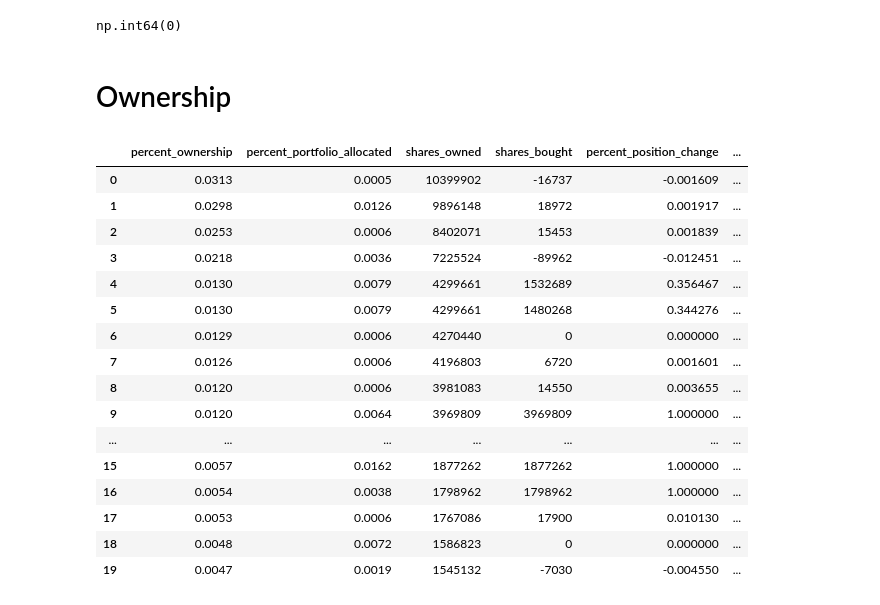
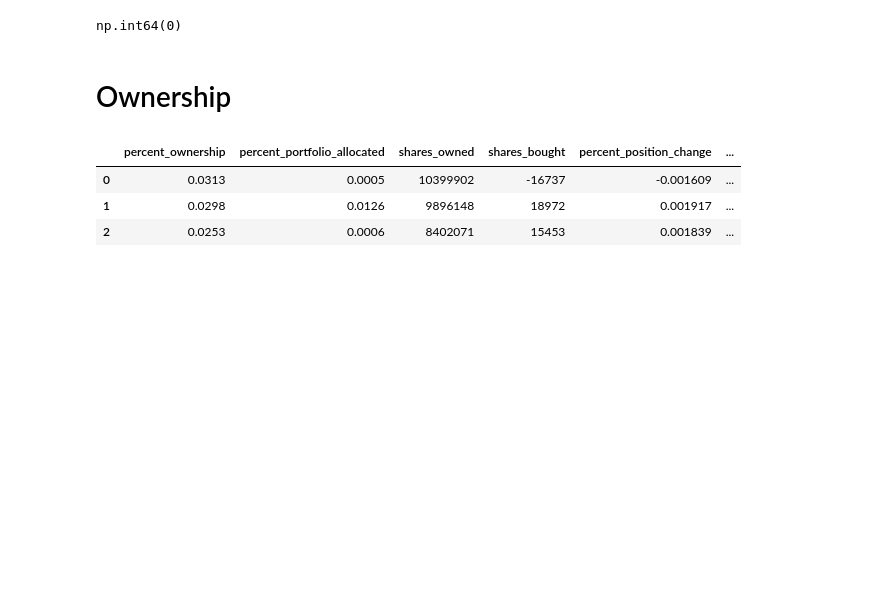
Before and after one commit to ICharmU/rothenberg_code_challenge, a Jupyter notebook: KMB/preprocessing/0_cleaning.ipynb, the cells around one changed output. Drawn from its saved outputs; the diff is of its cells as text; code cells hidden in the pictures; blank space fills up the shorter version.

```diff
--- a/KMB/preprocessing/0_cleaning.ipynb
+++ b/KMB/preprocessing/0_cleaning.ipynb
@@ -470,22 +443,9 @@ df.to_csv(cleaned_fp / "summary.csv", index=False)
 # %%
 f_name = "ownership.csv"
 df = pd.read_csv(data_fp / "ownership.csv")
-df
+df.head(3)
 # %% [output]
 |  | percent_ownership | percent_portfolio_allocated | shares_owned | shares_bought | percent_position_change | ... |
 | 0 | 0.0313 | 0.0005 | 10399902 | -16737 | -0.001609 | ... |
 | 1 | 0.0298 | 0.0126 | 9896148 | 18972 | 0.001917 | ... |
 | 2 | 0.0253 | 0.0006 | 8402071 | 15453 | 0.001839 | ... |
-| 3 | 0.0218 | 0.0036 | 7225524 | -89962 | -0.012451 | ... |
-| 4 | 0.0130 | 0.0079 | 4299661 | 1532689 | 0.356467 | ... |
-| 5 | 0.0130 | 0.0079 | 4299661 | 1480268 | 0.344276 | ... |
-| 6 | 0.0129 | 0.0006 | 4270440 | 0 | 0.000000 | ... |
-| 7 | 0.0126 | 0.0006 | 4196803 | 6720 | 0.001601 | ... |
-| 8 | 0.0120 | 0.0006 | 3981083 | 14550 | 0.003655 | ... |
-| 9 | 0.0120 | 0.0064 | 3969809 | 3969809 | 1.000000 | ... |
-| ... | ... | ... | ... | ... | ... | ... |
-| 15 | 0.0057 | 0.0162 | 1877262 | 1877262 | 1.000000 | ... |
-| 16 | 0.0054 | 0.0038 | 1798962 | 1798962 | 1.000000 | ... |
-| 17 | 0.0053 | 0.0006 | 1767086 | 17900 | 0.010130 | ... |
-| 18 | 0.0048 | 0.0072 | 1586823 | 0 | 0.000000 | ... |
-| 19 | 0.0047 | 0.0019 | 1545132 | -7030 | -0.004550 | ... |
```
Also changed, not shown: parts of 7 cells of this notebook, 3 other files.
